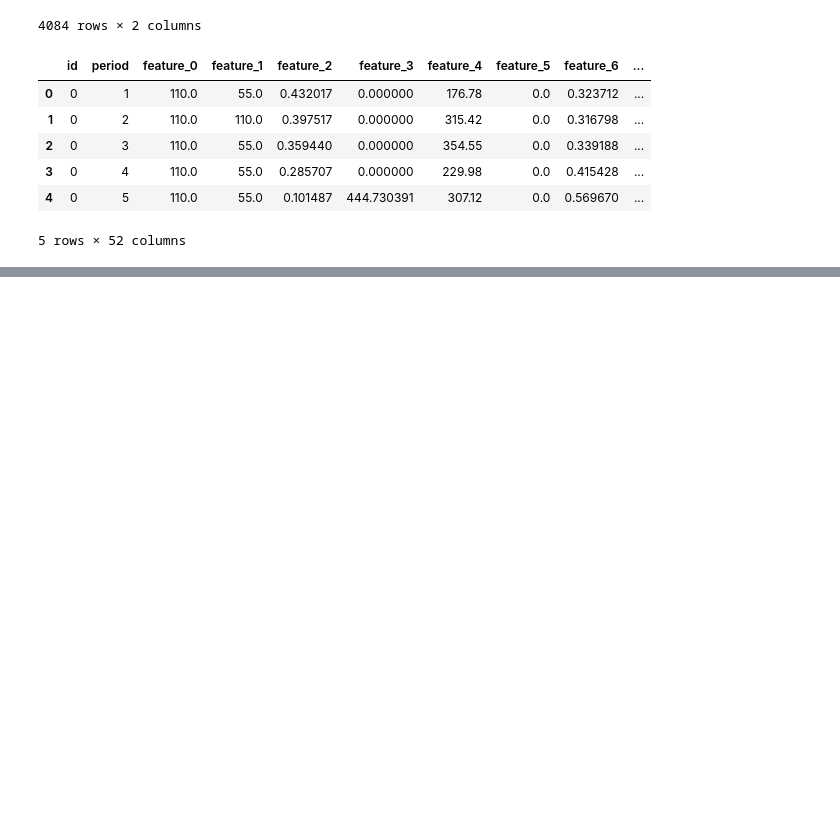
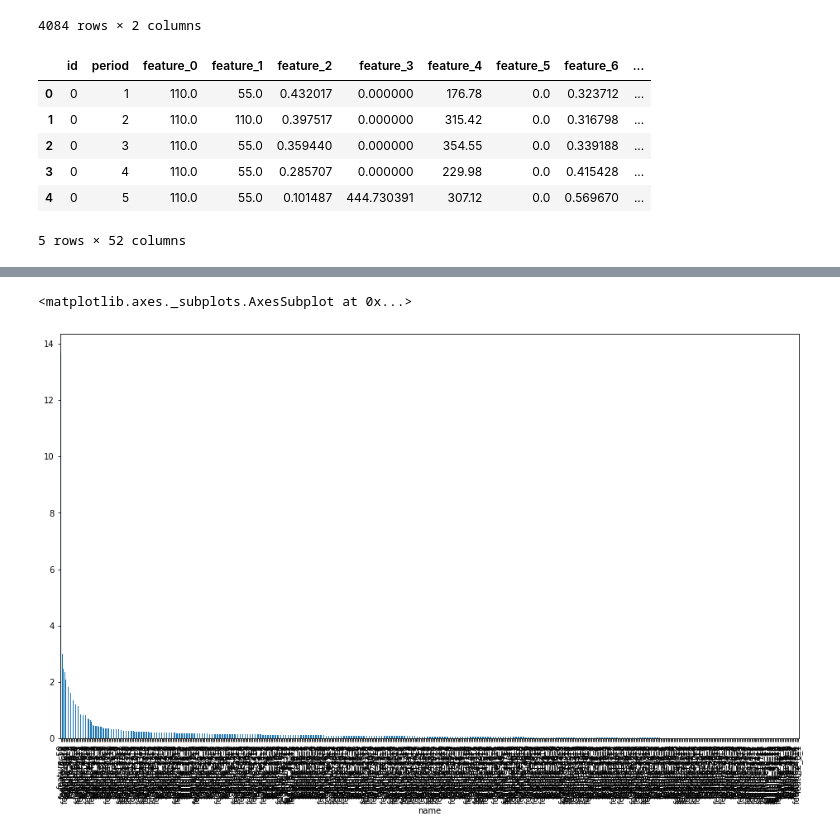
Before and after one commit to vieetdemort/DS-test-assignment-from-mobile-operator, a Jupyter notebook: DS_test_assignment_from_mobile_operator.ipynb, the cells around one changed output, grey strips where cells are left out. Saved outputs shown, nothing was run; the diff lists cells and outputs as text; code cells hidden in the pictures; blank space fills up the shorter version.

```diff
--- a/DS_test_assignment_from_mobile_operator.ipynb
+++ b/DS_test_assignment_from_mobile_operator.ipynb
@@ -133,6 +333,7 @@ Successfully installed catboost-1.1.1
 # %%
 from catboost import CatBoostClassifier
 # %%
-model = CatBoostClassifier(verbose=100, eval_metric='AUC', cat_features=cat_features)
+model = CatBoostClassifier(learning_rate=0.01,verbose=100,eval_metric='AUC',
+                           cat_features=cat_features_new,
+                           text_features=text_features,
+                           )
-# %%
-model.fit(X_train, y_train, eval_set=(X_test,y_test))
@@ -157,0 +340,2 @@ Shrink model to first 255 iterations.
+# %%
+model.fit(train[X_col_new],train[y_col],eval_set=(val[X_col_new],val[y_col]),early_stopping_rounds=100)
@@ -176,2 +366,3 @@ array([ 3.10356343,  0.        ,  0.13881276,  1.56778506,  2.96839169,
 # %%
-fi = pd.DataFrame({'name':X.columns, 'w':model.feature_importances_})
+fi = pd.DataFrame({'name':X_col_new,'w':model.feature_importances_})
+fi.sort_values('w',ascending=False,inplace=True)
@@ -177,0 +383,5 @@ fi = pd.DataFrame({'name':X.columns, 'w':model.feature_importances_})
+# %%
+fi.set_index('name')['w'].plot(kind='bar',figsize=(16,9))
+# %% [output]
+<matplotlib.axes._subplots.AxesSubplot at 0x...>
+[figure, added]
```
Also changed, not shown: parts of 50 cells of this notebook.
